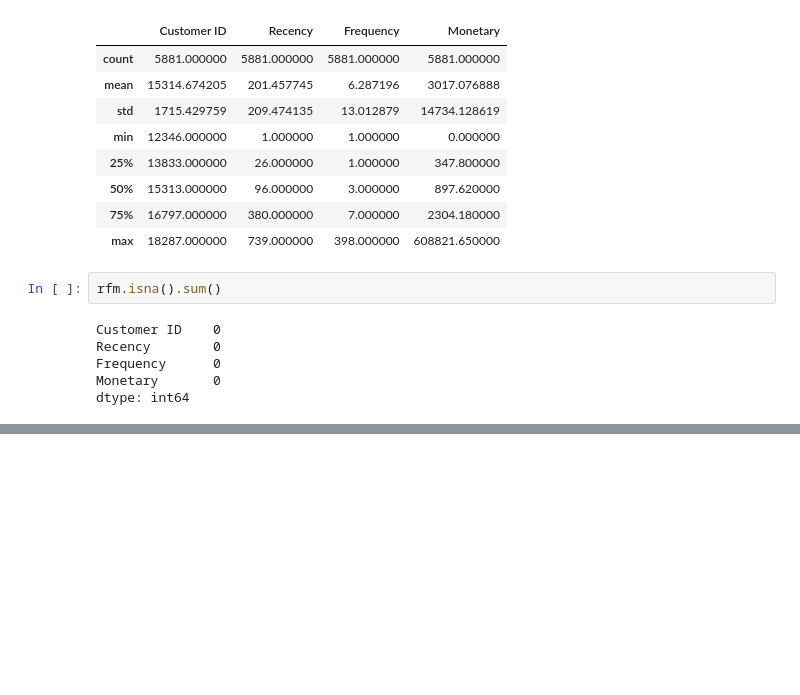
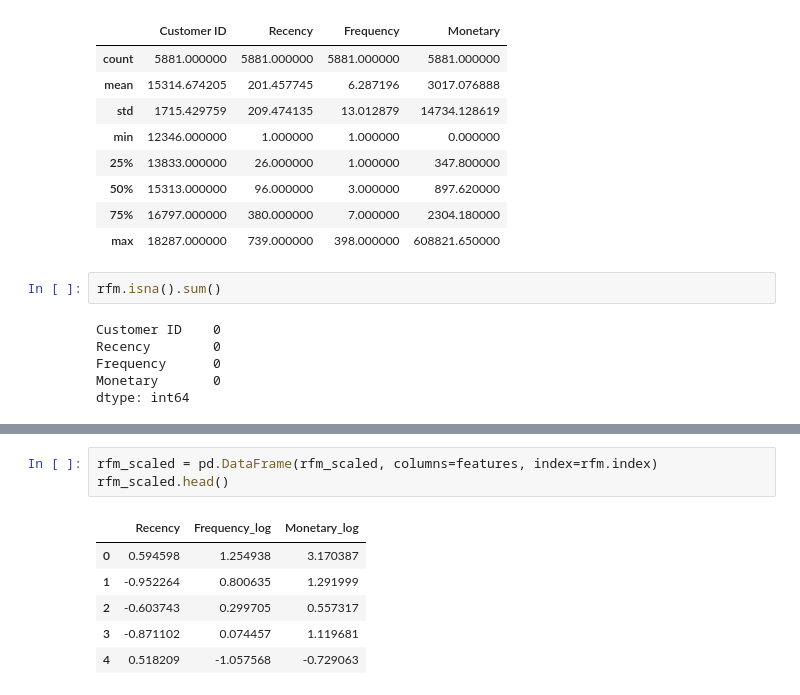
Before and after one commit to hawi088/customer-segmentation, a Jupyter notebook: notebooks/data_exploration.ipynb, the cells around one changed output, grey strips where cells are left out. Saved outputs shown, nothing was run; the diff lists cells and outputs as text; blank space fills up the shorter version.

```diff
--- a/notebooks/data_exploration.ipynb
+++ b/notebooks/data_exploration.ipynb
@@ -356,0 +399,10 @@ dtype: int64
+# %%
+rfm_scaled = pd.DataFrame(rfm_scaled, columns=features, index=rfm.index)
+rfm_scaled.head()
+# %% [output]
+|  | Recency | Frequency_log | Monetary_log |
+| 0 | 0.594598 | 1.254938 | 3.170387 |
+| 1 | -0.952264 | 0.800635 | 1.291999 |
+| 2 | -0.603743 | 0.299705 | 0.557317 |
+| 3 | -0.871102 | 0.074457 | 1.119681 |
+| 4 | 0.518209 | -1.057568 | -0.729063 |
```
Also changed, not shown: parts of 7 cells of this notebook.
